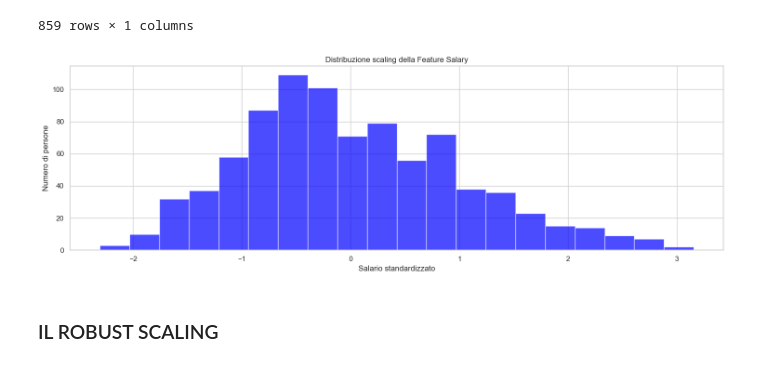
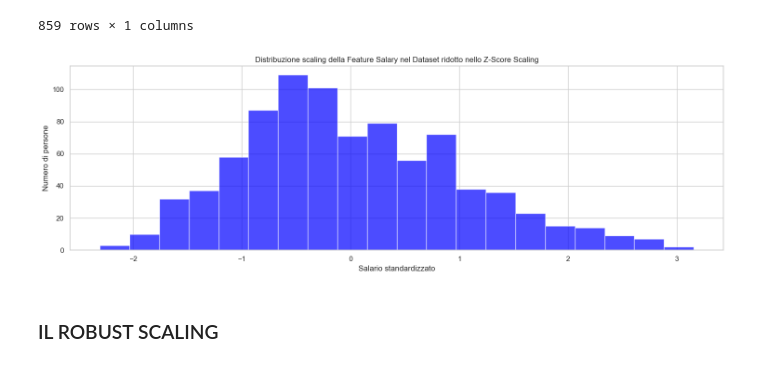
Before and after one commit to Istituto-freudinttheprodev/Python-ROBOTICA-E-AI, a Jupyter notebook: Es. 11 (dal Dataset all'algoritmo).ipynb, the cells around one changed output. Cells and saved outputs as stored; diff of their text form; code cells hidden in the pictures.

```diff
--- a/Es. 11 (dal Dataset all'algoritmo).ipynb
+++ b/Es. 11 (dal Dataset all'algoritmo).ipynb
@@ -1415,9 +1600,9 @@ if len(min_max_scaling_dataset_numerico.columns) == 1:
 # Loop attraverso le colonne per disegnare gli istogrammi
 for i, col in enumerate(min_max_scaling_dataset_numerico.columns):
     axes[i].hist(min_max_scaling_dataset_numerico[col], bins=20, alpha=0.7, color=colori)
-    axes[i].set_title('Distribuzione della Feature Salary')   # Imposta il titolo
-    axes[i].set_xlabel('Valori scalati')           # Imposta l'etichetta sull'asse x
-    axes[i].set_ylabel('Numero di persone')        # Imposta l'etichetta sull'asse y
+    axes[i].set_title('Distribuzione della Feature Salary nel Dataset nel Min - Max Scaling') # Imposta il titolo
+    axes[i].set_xlabel('Valori scalati') # Imposta l'etichetta sull'asse x
+    axes[i].set_ylabel('Numero di persone') # Imposta l'etichetta sull'asse y
 
 plt.tight_layout()
 plt.show()
@@ -1447,3 +1632,24 @@ min_max_scaling_dataset_ridotto_numerico
 | 857 | 0.332273 |
 | 858 | 0.205087 |
 859 rows × 1 columns
+# %%
+import matplotlib.pyplot as plt
+
+colori=["orange"]
+
+# Creazione dei subplot per gli istogrammi
+fig, axes = plt.subplots(nrows=1, ncols=len(min_max_scaling_dataset_ridotto_numerico.columns), figsize=(15, 5))
+
+# Se c'è solo una colonna, axes non sarà una lista, quindi lo si mette in una lista per iterare comunque
+if len(min_max_scaling_dataset_ridotto_numerico.columns) == 1:
+    axes = [axes]
+
+# Il ciclo for esegue un loop attraverso le colonne per disegnare gli istogrammi
+for i, col in enumerate(min_max_scaling_dataset_ridotto_numerico.columns):
+    axes[i].hist(min_max_scaling_dataset_ridotto_numerico[col], bins=20, alpha=0.7, color=colori)
+    axes[i].set_title('Distribuzione della Feature Salary nel Dataset ridotto nel Min - Max Scaling') # Imposta il titolo
+    axes[i].set_xlabel('Valori scalati') # Imposta l'etichetta sull'asse x
+    axes[i].set_ylabel('Numero di persone') # Imposta l'etichetta sull'asse y
+
+plt.tight_layout()
+plt.show()
@@ -1541,9 +1749,9 @@ if num_cols_dataset == 1:
 for i, col in enumerate(standard_scaling_dataset_numerico.columns):
     axes[i].hist(standard_scaling_dataset_numerico[col], bins=20, alpha=0.7, color=colori)
     axes[i].set_title(col)
-    axes[i].set_title('Distribuzione scaling della Feature Salary')   # Imposta il titolo
-    axes[i].set_xlabel('Salario standardizzato')    # Imposta l'etichetta sull'asse x
-    axes[i].set_ylabel('Numero di persone')         # Imposta l'etichetta sull'asse y
+    axes[i].set_title('Distribuzione scaling della Feature Salary nel Dataset nello Z-Score Scaling') # Imposta il titolo
+    axes[i].set_xlabel('Salario standardizzato') # Imposta l'etichetta sull'asse x
+    axes[i].set_ylabel('Numero di persone') # Imposta l'etichetta sull'asse y
 
 plt.tight_layout()
 plt.show()
@@ -1573,29 +1781,29 @@ standard_scaling_dataset_ridotto_numerico
 # %%
 import matplotlib.pyplot as plt
 
 colori=["blue"]
 
 # Numero di colonne nel DataFrame
 num_cols_dataset_ridotto = len(standard_scaling_dataset_ridotto_numerico.columns)
 
 # Creazione dei subplot per gli istogrammi
 fig, axes = plt.subplots(nrows=1, ncols=num_cols_dataset_ridotto, figsize=(15, 5))
 
 # Se c'è solo una colonna, axes non sarà una lista, quindi lo mettiamo in una lista per iterare comunque
 if num_cols_dataset_ridotto == 1:
     axes = [axes]
 
 # Loop attraverso le colonne per disegnare gli istogrammi
 for i, col in enumerate(standard_scaling_dataset_ridotto_numerico.columns):
     axes[i].hist(standard_scaling_dataset_ridotto_numerico[col], bins=20, alpha=0.7, color=colori)
-    axes[i].set_title('Distribuzione scaling della Feature Salary')   # Imposta il titolo
-    axes[i].set_xlabel('Salario standardizzato')    # Imposta l'etichetta sull'asse x
-    axes[i].set_ylabel('Numero di persone')         # Imposta l'etichetta sull'asse y
+    axes[i].set_title('Distribuzione scaling della Feature Salary nel Dataset ridotto nello Z-Score Scaling') # Imposta il titolo
+    axes[i].set_xlabel('Salario standardizzato') # Imposta l'etichetta sull'asse x
+    axes[i].set_ylabel('Numero di persone') # Imposta l'etichetta sull'asse y
 
 plt.tight_layout()
 plt.show()
 # %% [output]
-[figure, old version]
+[figure, new version]
 # %% [markdown]
 ### IL ROBUST SCALING
 # %% [markdown]
```
Also changed, not shown: parts of 98 cells of this notebook, 1 other file.
